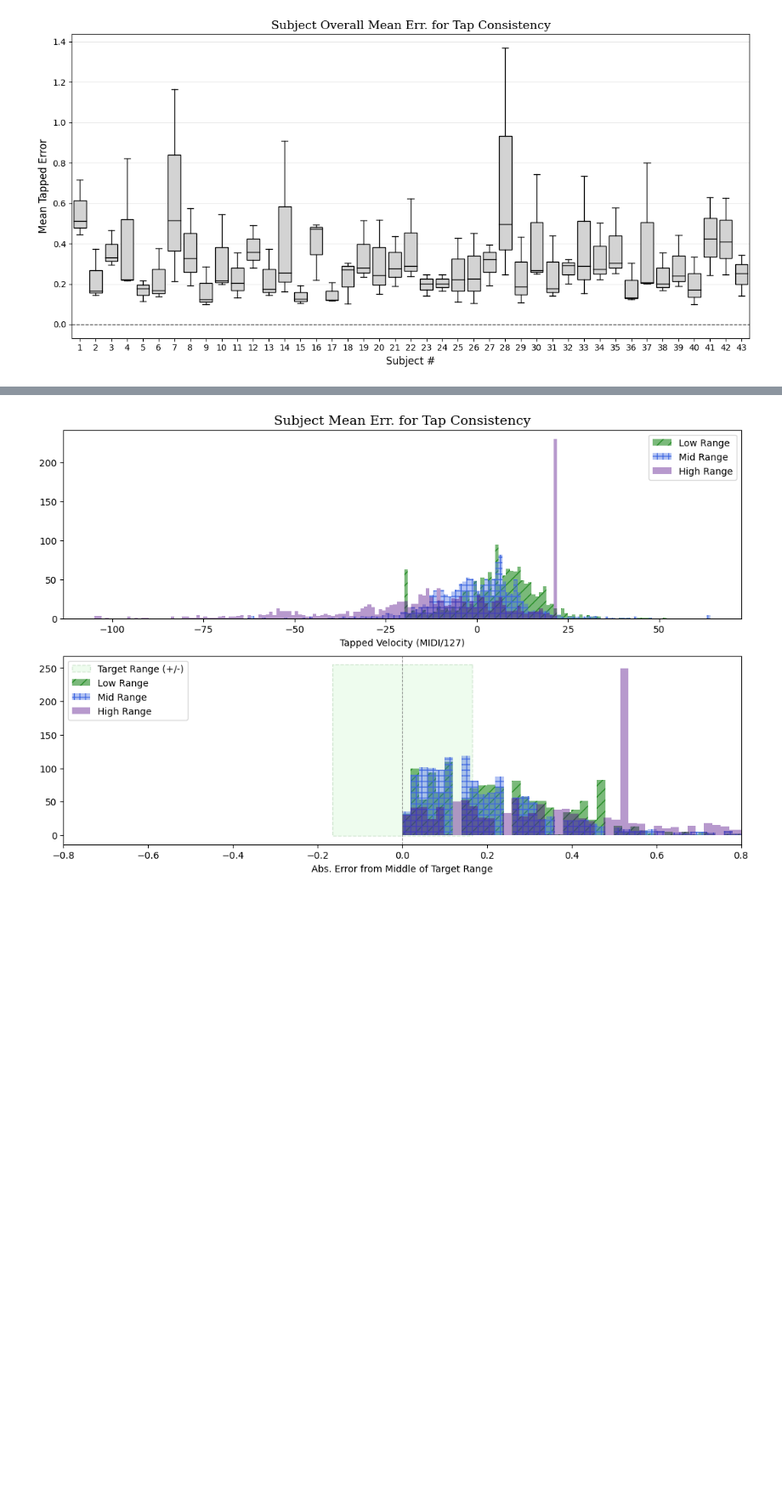
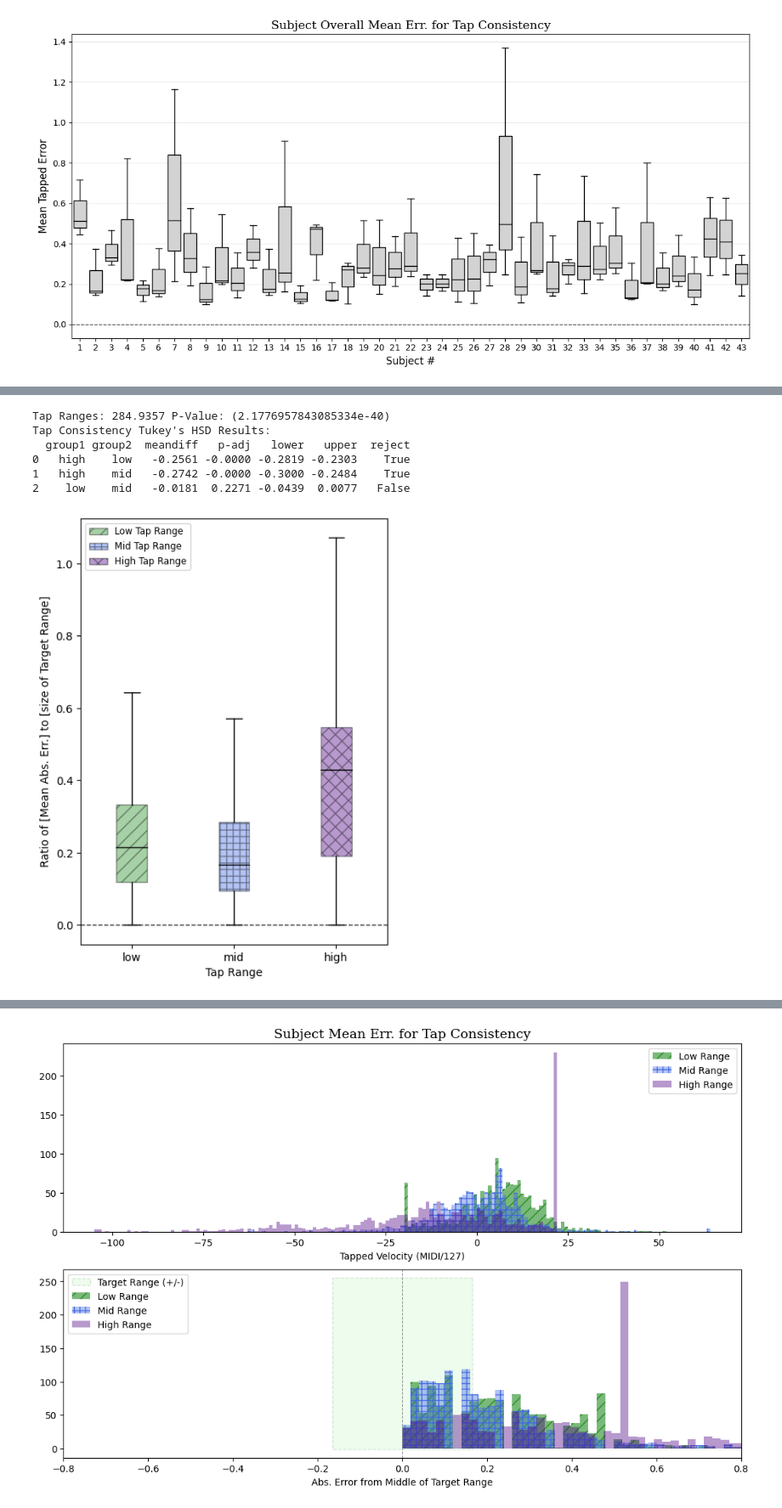
Before and after one commit to peter-clark/investigating-human-tapping-behavior-polyphonic-rhythms, a Jupyter notebook: 5-Tapping_Force-Consistency_and_Precision.ipynb, the cells around one changed output, grey strips where cells are left out. Shown at 85% size. Saved outputs shown, nothing was run; the diff lists cells and outputs as text; code cells hidden in the pictures; blank space fills up the shorter version.

```diff
--- a/5-Tapping_Force-Consistency_and_Precision.ipynb
+++ b/5-Tapping_Force-Consistency_and_Precision.ipynb
@@ -265,0 +308,51 @@ plt.show()
+# %%
+## Statistics for comparing 3 Tap Ranges ##
+anova = stats.f_oneway(np.mean(_tap_by_test[0][:], axis=0),np.mean(_tap_by_test[1][:], axis=0),np.mean(_tap_by_test[2][:], axis=0))
+print(f"Tap Ranges: {anova.statistic:.4f} P-Value: ({anova.pvalue})")
+
+
+tests_in_order = np.concatenate((_tap_by_test[0][:].ravel(), _tap_by_test[1][:].ravel(), _tap_by_test[2][:].ravel()), axis=0)
+labels = ["low"]*(32*43) + ["high"]*(32*43) + ["mid"]*(32*43)
+data = {'error':tests_in_order.ravel(), 'test_type':labels}
+data_df = pd.DataFrame(data)
+
+tukey = pairwise_tukeyhsd(data_df['error'], data_df['test_type'], alpha=0.05)
+tukey_df = pd.DataFrame(data=tukey._results_table.data[1:], columns=tukey._results_table.data[0])
+print(f"Tap Consistency Tukey's HSD Results: \n{tukey_df}\n")
+# %% [output]
+Tap Ranges: 284.9357 P-Value: (2.1776957843085334e-40)
+Tap Consistency Tukey's HSD Results:
+  group1 group2  meandiff   p-adj   lower   upper  reject
+0   high    low   -0.2561 -0.0000 -0.2819 -0.2303    True
+1   high    mid   -0.2742 -0.0000 -0.3000 -0.2484    True
+2    low    mid   -0.0181  0.2271 -0.0439  0.0077   False
+# %%
+## Plot Tap Range Box Plot ##
+fig, ax = plt.subplots(figsize=(5,7))
+_tests = np.array([_tap_by_test[0][:].ravel(), _tap_by_test[2][:].ravel(), _tap_by_test[1][:].ravel()])
+xt = [1,2,3]
+xtl=['low','mid','high']
+hatches = ['//', '++', 'xx', '||']
+tt = ax.boxplot(_tests.T, patch_artist=True, showfliers=False,\
+            boxprops=dict(edgecolor="black"),\
+            whiskerprops=dict(color="black", linestyle='-'),\
+            capprops=dict(color="black", linestyle='-'),\
+            medianprops=dict(color="black", linestyle='-'))
+
+for i, box in enumerate(tt['boxes']):
+    box.set(facecolor=colors_dark[i], alpha=0.4)
+    mpl.rcParams['hatch.linewidth'] = 1
+    mpl.rcParams['hatch.color'] = 'black'
+    box.set(hatch=hatches[i])
+
+ax.set_xticks(xt)
+ax.set_xticklabels(xtl)
+ax.axhline(y=0.0,color='black', alpha=0.8, linestyle='--', linewidth=1)
+#ax1.set(ylim=[-0.6,0.4])
+ax.set_xlabel("Tap Range", fontsize=10, fontfamily='sans-serif')
+ax.set_ylabel("Ratio of [Mean Abs. Err.] to [size of Target Range]", fontsize=10, fontfamily='sans-serif')
+ax.legend([tt['boxes'][0],tt['boxes'][1],tt['boxes'][2]],("Low Tap Range","Mid Tap Range","High Tap Range"), loc='upper left', fontsize="small")
+
+plt.show()
+# %% [output]
+[figure, added]
```
Also changed, not shown: parts of 5 cells of this notebook.
